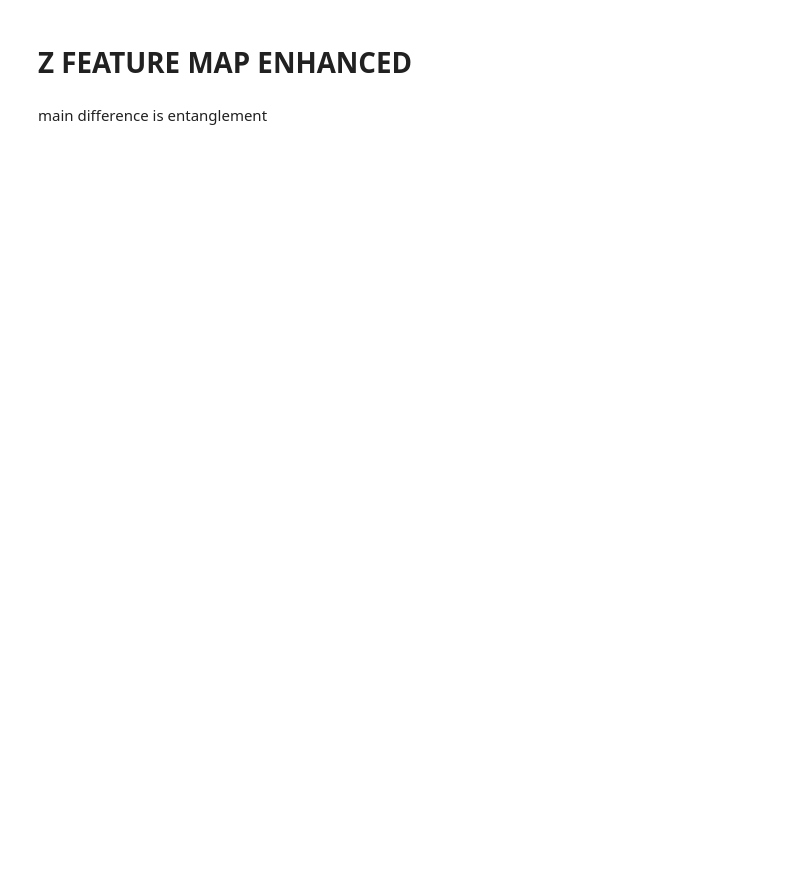
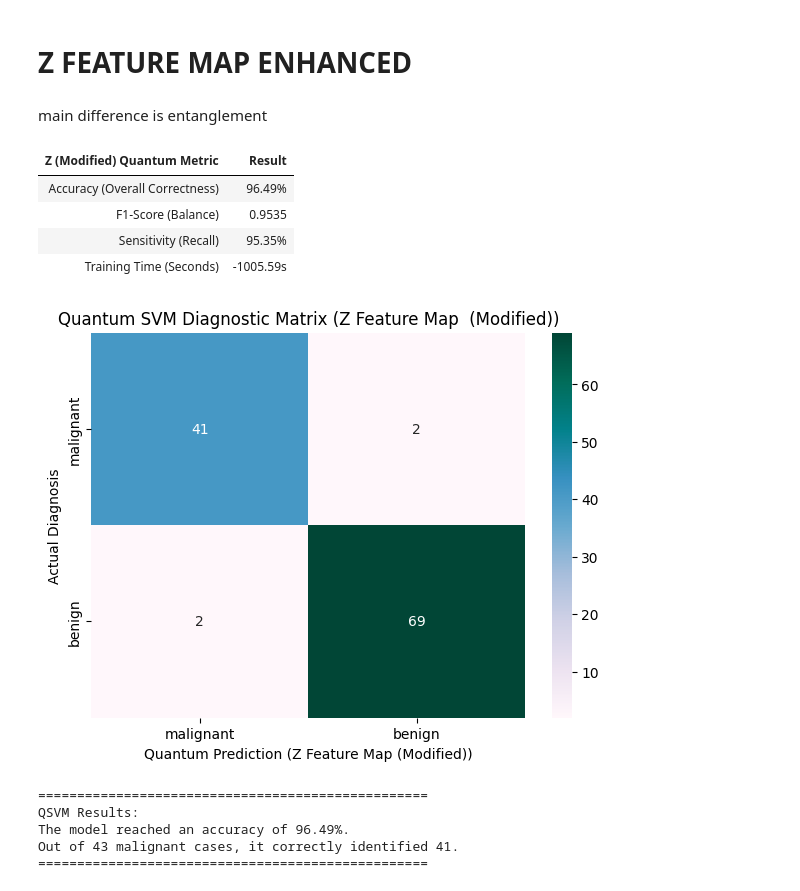
Before and after one commit to ThinkingBeyond/BeyondQuantum-2026, a Jupyter notebook: Sama Alshara and Yeabsera Tariku Taye/BeQu_2026_QSVM_Feature_Maps_vs_SVM.ipynb, the cells around one changed output. Cells and saved outputs as stored; diff of their text form; code cells hidden in the pictures; blank space fills up the shorter version.

```diff
--- a/Sama Alshara and Yeabsera Tariku Taye/BeQu_2026_QSVM_Feature_Maps_vs_SVM.ipynb
+++ b/Sama Alshara and Yeabsera Tariku Taye/BeQu_2026_QSVM_Feature_Maps_vs_SVM.ipynb
@@ -384,37 +403,49 @@ time_ze = start - end
 y_pred_ze = qsvm_ze.predict(x_te_q)
 # %%
 accuracy_ze = accuracy_score(y_te, y_pred_ze)
-f1_ze = f1_score(y_te, y_pred_ze,pos_lable=0)
-precision_ze = precision_score(y_te, y_pred_ze,pos_lable=0)
-recall_ze = recall_score(y_te, y_pred_ze,pos_lable=0)
+f1_ze = f1_score(y_te, y_pred_ze,pos_label=0)
+precision_ze = precision_score(y_te, y_pred_ze,pos_label=0)
+recall_ze = recall_score(y_te, y_pred_ze,pos_label=0)
 results_ze = {
     "Z (Modified) Quantum Metric": [
         "Accuracy (Overall Correctness)",
         "F1-Score (Balance)",
         "Sensitivity (Recall)",
         "Training Time (Seconds)"
     ],
     "Result": [
         f"{accuracy_ze*100:.2f}%",
         f"{f1_ze:.4f}",
         f"{recall_ze*100:.2f}%",
         f"{time_ze:.2f}s"
            ]
 }
 results_df = pd.DataFrame(results_ze)
 display(results_df.style.hide(axis='index'))
 # 3. Visualizing the Quantum Confusion Matrix
 plt.figure(figsize=(7, 5))
 cm_ze= confusion_matrix(y_te, y_pred_ze)
 sns.heatmap(cm_ze, annot=True, fmt='d', cmap='PuBuGn',
             xticklabels=data.target_names, yticklabels=data.target_names)
 plt.title('Quantum SVM Diagnostic Matrix (Z Feature Map  (Modified))')
 plt.ylabel('Actual Diagnosis')
 plt.xlabel('Quantum Prediction (Z Feature Map (Modified))')
 plt.show()
 # 4. Results
 print("\n" + "="*50)
 print("QSVM Results:")
 print(f"The model reached an accuracy of {accuracy_ze*100:.2f}%.")
 print(f"Out of {cm_ze[0].sum()} malignant cases, it correctly identified {cm_ze[0,0]}.")
 print("="*50)
+# %% [output]
+| Z (Modified) Quantum Metric | Result |
+| Accuracy (Overall Correctness) | 96.49% |
+| F1-Score (Balance) | 0.9535 |
+| Sensitivity (Recall) | 95.35% |
+| Training Time (Seconds) | -1005.59s |
+[figure, added]
+==================================================
+QSVM Results:
+The model reached an accuracy of 96.49%.
+Out of 43 malignant cases, it correctly identified 41.
+==================================================
```
Also changed, not shown: parts of 10 cells of this notebook.
